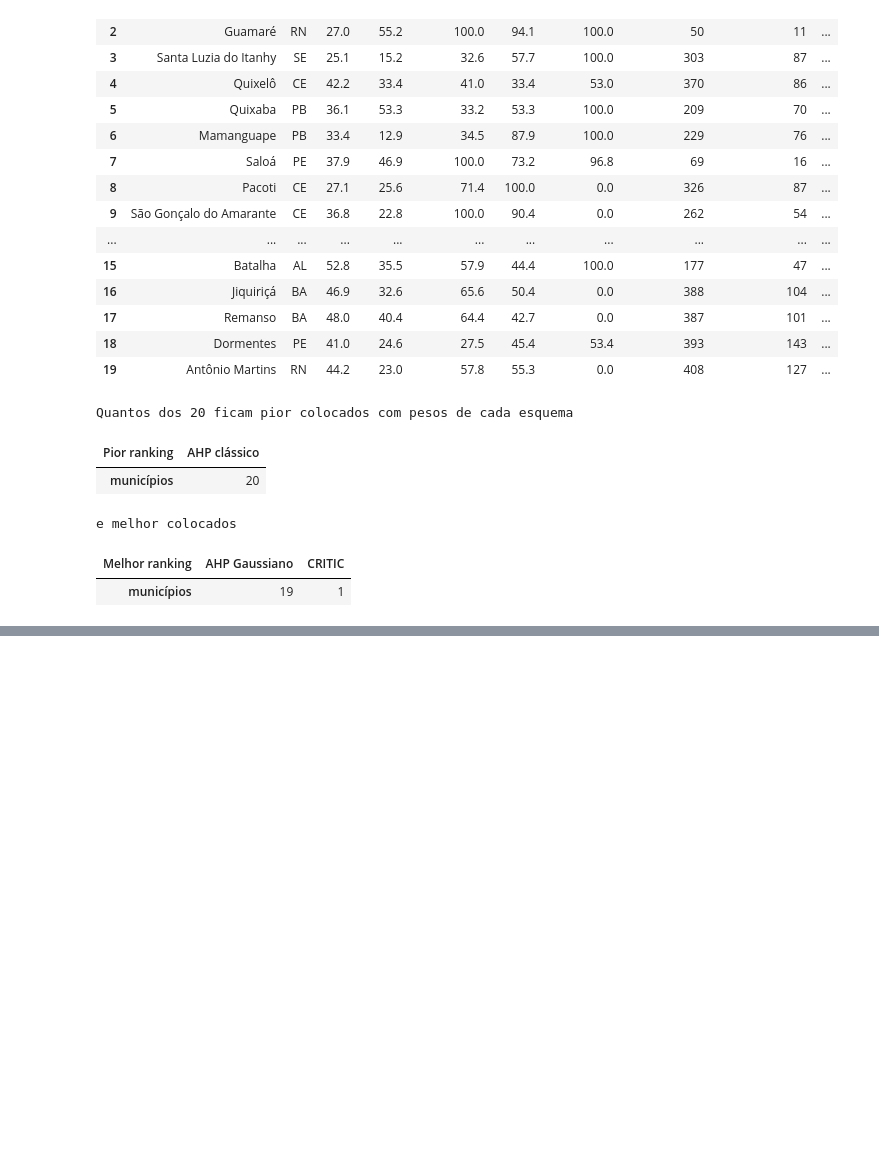
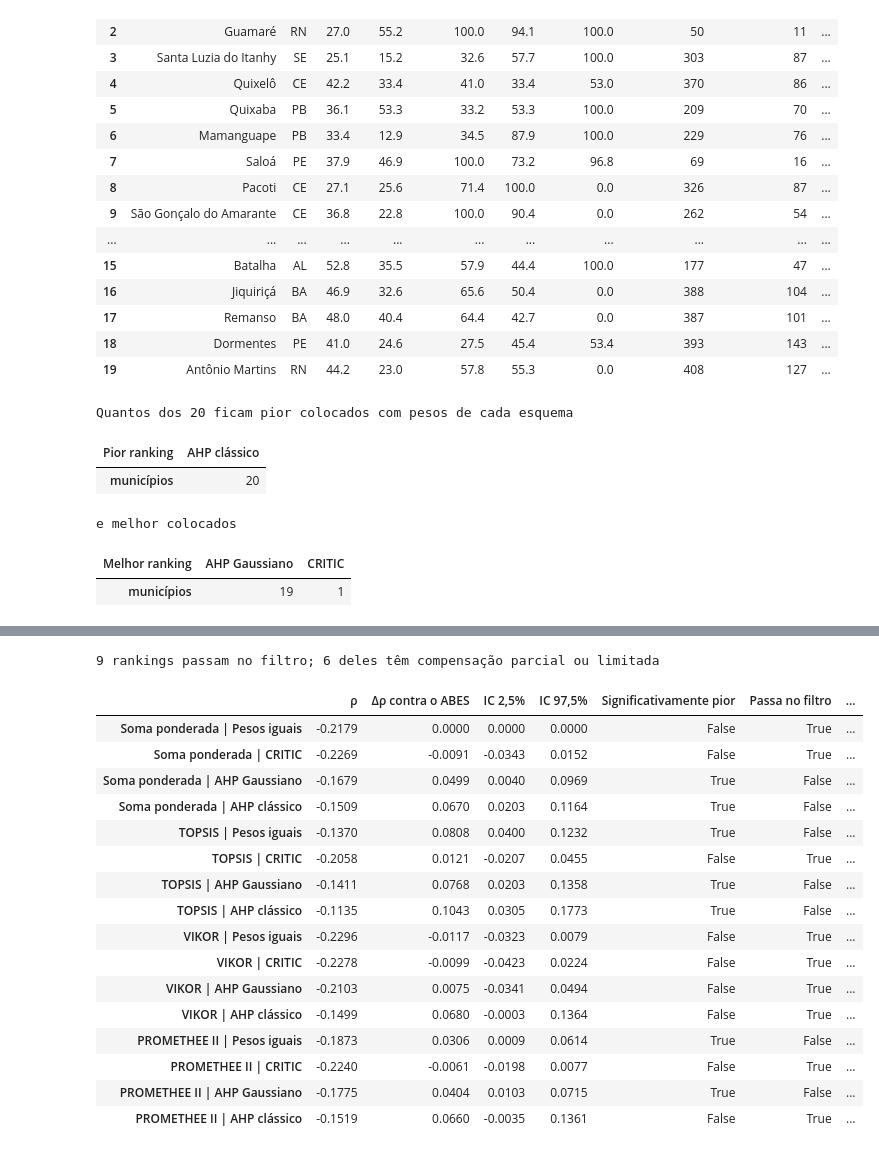
Before and after one commit to GFARIAS-71/Rankeamento-Municipios-Saneamento, a Jupyter notebook: jupyter notebooks/03_compensacao_perfil.ipynb, the cells around one changed output, grey strips where cells are left out. Saved outputs shown, nothing was run; the diff lists cells and outputs as text; code cells hidden in the pictures; blank space fills up the shorter version.

```diff
--- a/jupyter notebooks/03_compensacao_perfil.ipynb
+++ b/jupyter notebooks/03_compensacao_perfil.ipynb
@@ -305,0 +314,47 @@ e melhor colocados
+# %%
+N_BOOT = 5000
+val = perfil["DRSAI"].notna().to_numpy()
+PONT = pont.loc[val, ORDEM].to_numpy()
+y = perfil.loc[val, "DRSAI"].to_numpy()
+n = len(y)
+
+def spearman_cols(M, v):
+    R = np.apply_along_axis(stats.rankdata, 0, M)
+    r = stats.rankdata(v)
+    R = (R - R.mean(0)) / R.std(0)
+    r = (r - r.mean()) / r.std()
+    return (R * r[:, None]).mean(0)
+
+rho = spearman_cols(PONT, y)
+idx = np.random.default_rng(SEMENTE).integers(0, n, size=(N_BOOT, n))  # as mesmas reamostragens do notebook 02
+boot = np.array([spearman_cols(PONT[i], y[i]) for i in idx])
+a = ORDEM.index(ABES)
+d = boot - boot[:, [a]]
+filtro = pd.DataFrame({"ρ": rho, "Δρ contra o ABES": rho - rho[a],
+                       "IC 2,5%": np.percentile(d, 2.5, axis=0), "IC 97,5%": np.percentile(d, 97.5, axis=0)}, index=ORDEM)
+filtro["Significativamente pior"] = filtro["IC 2,5%"] > 0
+filtro["Passa no filtro"] = ~filtro["Significativamente pior"]
+filtro["Compensação parcial ou limitada"] = filtro.index.str.startswith(("VIKOR", "PROMETHEE II"))
+PASSA = filtro.index[filtro["Passa no filtro"]].tolist()
+DIREITO = filtro.index[filtro["Passa no filtro"] & filtro["Compensação parcial ou limitada"]].tolist()
+print(len(PASSA), "rankings passam no filtro;", len(DIREITO), "deles têm compensação parcial ou limitada")
+filtro.round(4)
+# %% [output]
+9 rankings passam no filtro; 6 deles têm compensação parcial ou limitada
+|  | ρ | Δρ contra o ABES | IC 2,5% | IC 97,5% | Significativamente pior | Passa no filtro | ... |
+| Soma ponderada | Pesos iguais | -0.2179 | 0.0000 | 0.0000 | 0.0000 | False | True | ... |
+| Soma ponderada | CRITIC | -0.2269 | -0.0091 | -0.0343 | 0.0152 | False | True | ... |
+| Soma ponderada | AHP Gaussiano | -0.1679 | 0.0499 | 0.0040 | 0.0969 | True | False | ... |
+| Soma ponderada | AHP clássico | -0.1509 | 0.0670 | 0.0203 | 0.1164 | True | False | ... |
+| TOPSIS | Pesos iguais | -0.1370 | 0.0808 | 0.0400 | 0.1232 | True | False | ... |
+| TOPSIS | CRITIC | -0.2058 | 0.0121 | -0.0207 | 0.0455 | False | True | ... |
+| TOPSIS | AHP Gaussiano | -0.1411 | 0.0768 | 0.0203 | 0.1358 | True | False | ... |
+| TOPSIS | AHP clássico | -0.1135 | 0.1043 | 0.0305 | 0.1773 | True | False | ... |
+| VIKOR | Pesos iguais | -0.2296 | -0.0117 | -0.0323 | 0.0079 | False | True | ... |
+| VIKOR | CRITIC | -0.2278 | -0.0099 | -0.0423 | 0.0224 | False | True | ... |
+| VIKOR | AHP Gaussiano | -0.2103 | 0.0075 | -0.0341 | 0.0494 | False | True | ... |
+| VIKOR | AHP clássico | -0.1499 | 0.0680 | -0.0003 | 0.1364 | False | True | ... |
+| PROMETHEE II | Pesos iguais | -0.1873 | 0.0306 | 0.0009 | 0.0614 | True | False | ... |
+| PROMETHEE II | CRITIC | -0.2240 | -0.0061 | -0.0198 | 0.0077 | False | True | ... |
+| PROMETHEE II | AHP Gaussiano | -0.1775 | 0.0404 | 0.0103 | 0.0715 | True | False | ... |
+| PROMETHEE II | AHP clássico | -0.1519 | 0.0660 | -0.0035 | 0.1361 | False | True | ... |
```
Also changed, not shown: parts of 5 cells of this notebook, 2 other files.
